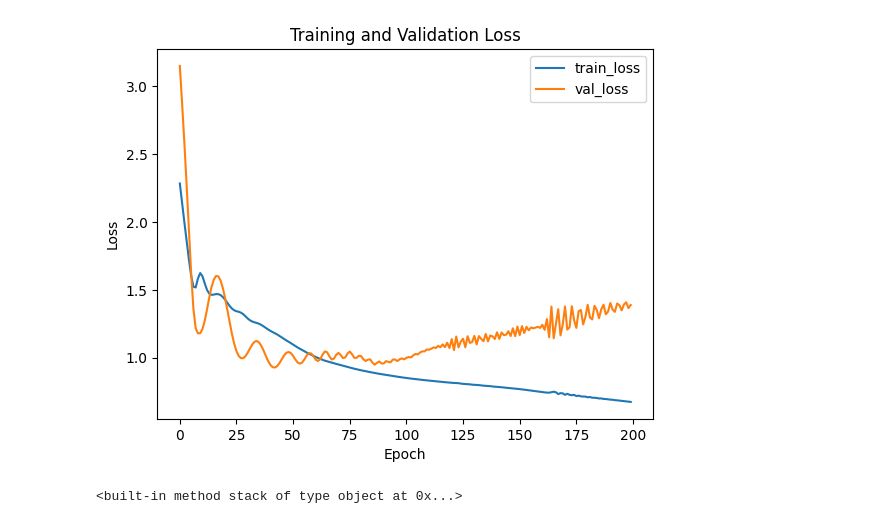
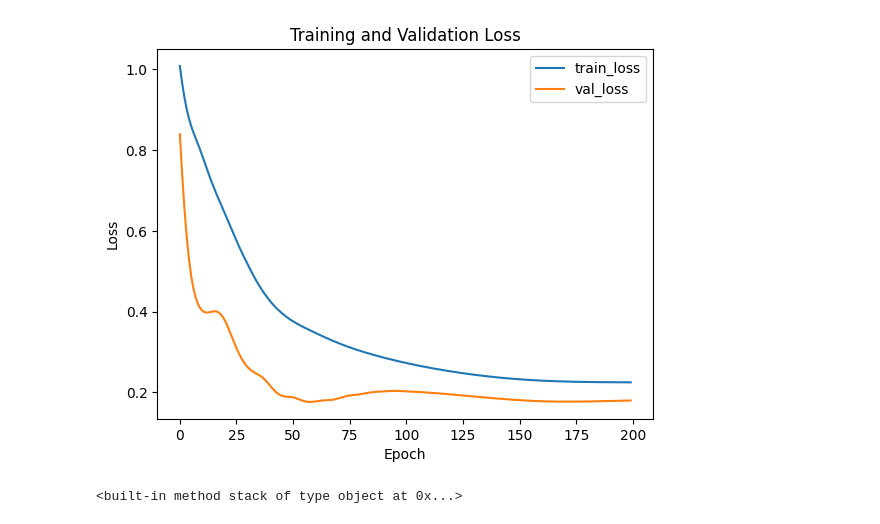
Before and after one commit to pop756/Quantum_KAN, a Jupyter notebook: Real_backend.ipynb, the cells around one changed output. Drawn from its saved outputs; the diff is of its cells as text; code cells hidden in the pictures.

```diff
--- a/Real_backend.ipynb
+++ b/Real_backend.ipynb
@@ -256,11 +272,20 @@ schedule(qc1,backend=backend_error).draw()
 # %%
 
-passmanager = generate_preset_pass_manager(optimization_level=optimization_level, backend=backend_error, initial_layout=qubit_use[:4])
+passmanager = generate_preset_pass_manager(optimization_level=optimization_level, backend=backend_error, initial_layout=qubit_use)
 
 from qiskit.quantum_info import SparsePauliOp
 np.random.seed(30)
 theta = np.random.uniform(-3.14, 3.14, [100,len(trotterized_ising_circuit.parameters)])
-hamiltonian = SparsePauliOp.from_list([("ZIII", 1), ("IZII", 1), ("IIZI", 1),("IIIZ", 1)])
+
+init_p  =['I' for i in range(8)]
+p_list = []
+for i in range(8):
+  temp = init_p.copy()
+  temp[i] = 'Z'
+  p_list.append(''.join(temp))
+
+
+hamiltonian = SparsePauliOp.from_list([(p_list[i],1) for i in range(8)])
 qc_input = passmanager.run(trotterized_ising_circuit)
 isa_observables = hamiltonian.apply_layout(qc_input.layout)
 with Batch(backend = backend_error):
@@ -320,10 +347,18 @@ schedule(qc1,backend=backend_ecr).draw()
 # %%
-passmanager = generate_preset_pass_manager(optimization_level=optimization_level, backend=backend_ecr, initial_layout=qubit_use[:4])
+passmanager = generate_preset_pass_manager(optimization_level=optimization_level, backend=backend_ecr, initial_layout=qubit_use)
 
 from qiskit.quantum_info import SparsePauliOp
 np.random.seed(30)
 theta = np.random.uniform(-3.14, 3.14, [100,len(trotterized_ising_circuit.parameters)])
-hamiltonian = SparsePauliOp.from_list([("ZIII", 1), ("IZII", 1), ("IIZI", 1),("IIIZ", 1)])
+init_p  =['I' for i in range(8)]
+p_list = []
+for i in range(8):
+  temp = init_p.copy()
+  temp[i] = 'Z'
+  p_list.append(''.join(temp))
+
+
+hamiltonian = SparsePauliOp.from_list([(p_list[i],1) for i in range(8)])
 qc_input = passmanager.run(trotterized_ising_circuit)
 isa_observables = hamiltonian.apply_layout(qc_input.layout)
 
@@ -344,6 +379,14 @@ from qiskit.quantum_info import SparsePauliOp
 np.random.seed(30)
 theta = np.random.uniform(-3.14, 3.14, [100,len(trotterized_ising_circuit.parameters)])
 estimator = StatevectorEstimator()
-hamiltonian = SparsePauliOp.from_list([("ZIII", 1), ("IZII", 1), ("IIZI", 1),("IIIZ", 1)])
+init_p  =['I' for i in range(8)]
+p_list = []
+for i in range(8):
+  temp = init_p.copy()
+  temp[i] = 'Z'
+  p_list.append(''.join(temp))
+
+
+hamiltonian = SparsePauliOp.from_list([(p_list[i],1) for i in range(8)])
 job_train = estimator.run([(trotterized_ising_circuit_train, hamiltonian, theta[i]) for i in range(100)])
 job_valid = estimator.run([(trotterized_ising_circuit, hamiltonian, theta[i]) for i in range(100)])
@@ -352,7 +397,7 @@ train_label = torch.tensor(np.array([result.data.evs for result in job_train.res
 validation_label = torch.tensor(np.array([result.data.evs for result in job_valid.result()]),dtype=torch.float32)
 # %%
 import torch
-l_list = [3]
+l_list = [1]
 train_set = []
 valid_set = []
 
@@ -396,7 +441,7 @@ from kan import KAN
 class Model(nn.Module):
     def __init__(self):
         super(Model, self).__init__()
-        self.KAN = KAN([3,1,1],grid=1)
+        self.KAN = KAN([4,1,1],grid=1)
     def forward(self, x):
         output = self.KAN(x)
         #output = nn.Sigmoid()(output)
@@ -444,7 +489,8 @@ class LSTMModel(nn.Module):
         return out
 
 # 모델 초기화
-model =  LSTMModel(1,32,1)
+model =  LSTMModel(1,64,1)
+model =  Model()
 # 손실 함수 및 옵티마이저
 criterion = nn.MSELoss()
 optimizer = optim.Adam(model.parameters(), lr=0.01)
@@ -455,7 +501,6 @@ train_losses = []
 validation_losses = []
 
 for epoch in range(num_epochs):
-
     running_loss = 0.0
     for inputs, labels in train_loader:
 
@@ -515,4 +560,4 @@ Epoch 200/200, Training Loss: 0.6738875508308411, Validation Loss: 1.38847398757
-[figure, old version]
+[figure, new version]
 <built-in method stack of type object at 0x...>
 # %%
 with torch.no_grad():
```
Also changed, not shown: parts of 23 cells of this notebook.
